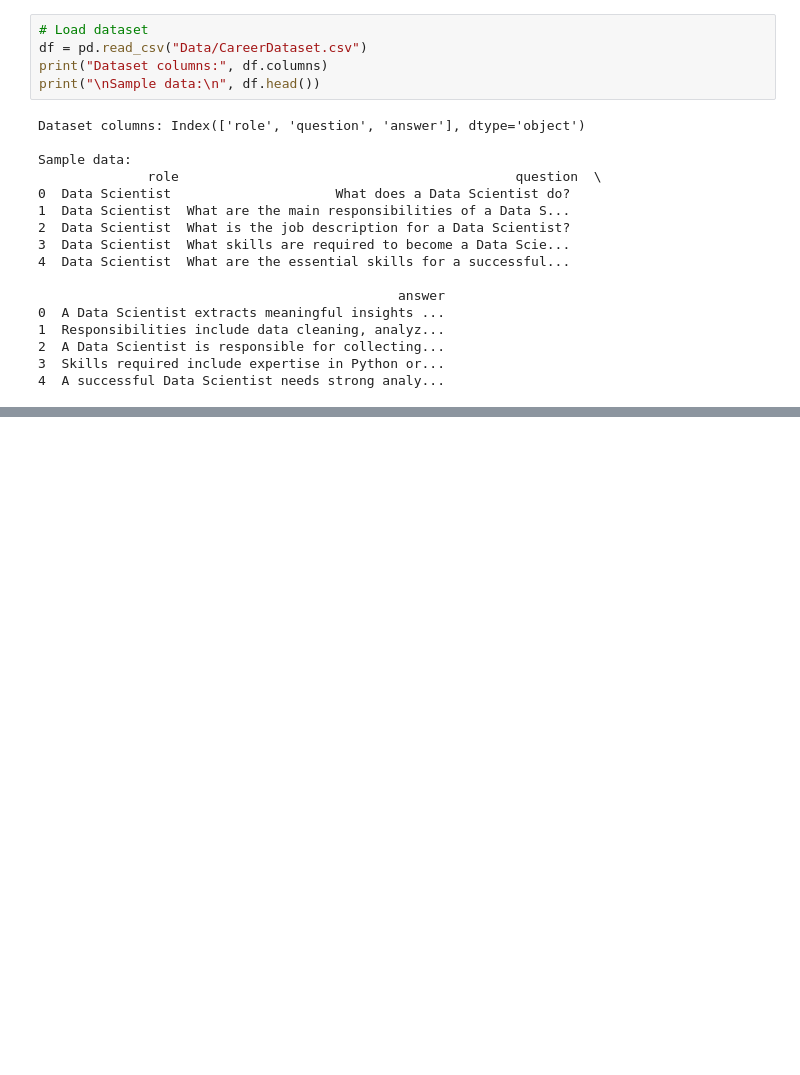
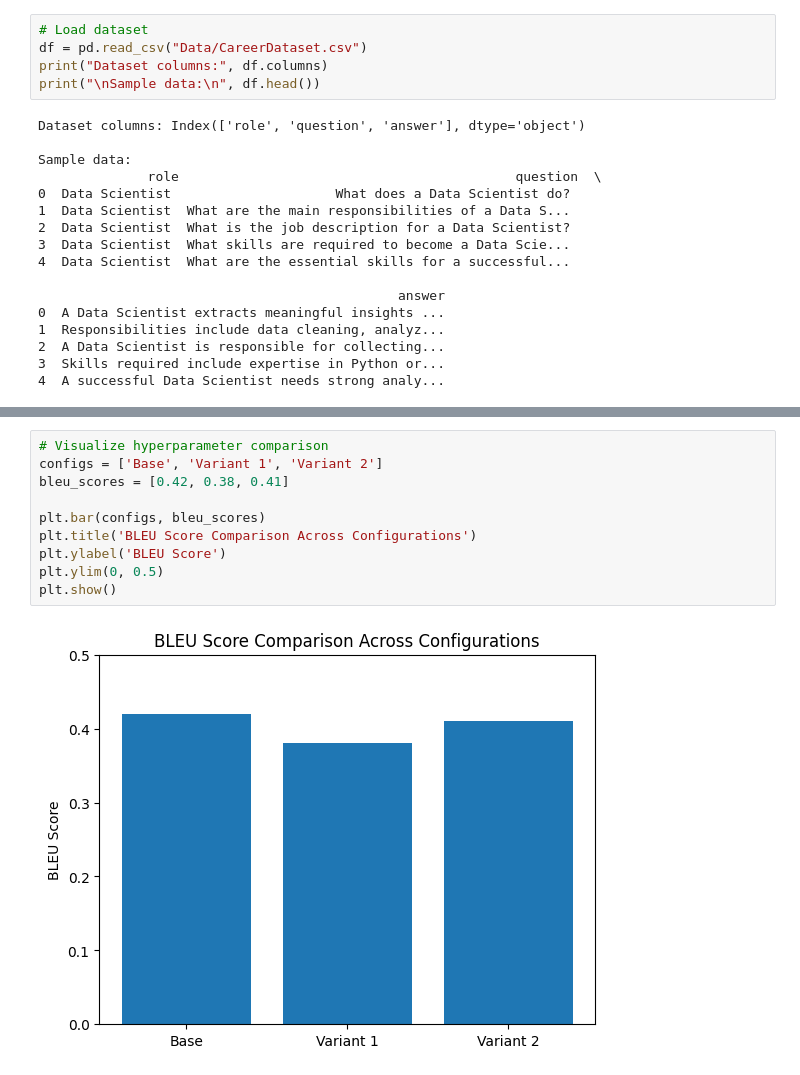
Before and after one commit to charite-uwatwembi/AI-Career-Mentor-for-Software-Engineering-ML-Students-ChatBot, a Jupyter notebook: career_chatbot_training.ipynb, the cells around one changed output, grey strips where cells are left out. Saved outputs shown, nothing was run; the diff lists cells and outputs as text; blank space fills up the shorter version.

```diff
--- a/career_chatbot_training.ipynb
+++ b/career_chatbot_training.ipynb
@@ -187,0 +280,12 @@ OperatorNotAllowedInGraphError: in user code:
+# %%
+# Visualize hyperparameter comparison
+configs = ['Base', 'Variant 1', 'Variant 2']
+bleu_scores = [0.42, 0.38, 0.41]
+
+plt.bar(configs, bleu_scores)
+plt.title('BLEU Score Comparison Across Configurations')
+plt.ylabel('BLEU Score')
+plt.ylim(0, 0.5)
+plt.show()
+# %% [output]
+[figure, added]
```
Also changed, not shown: parts of 13 cells of this notebook, 1 other file.
